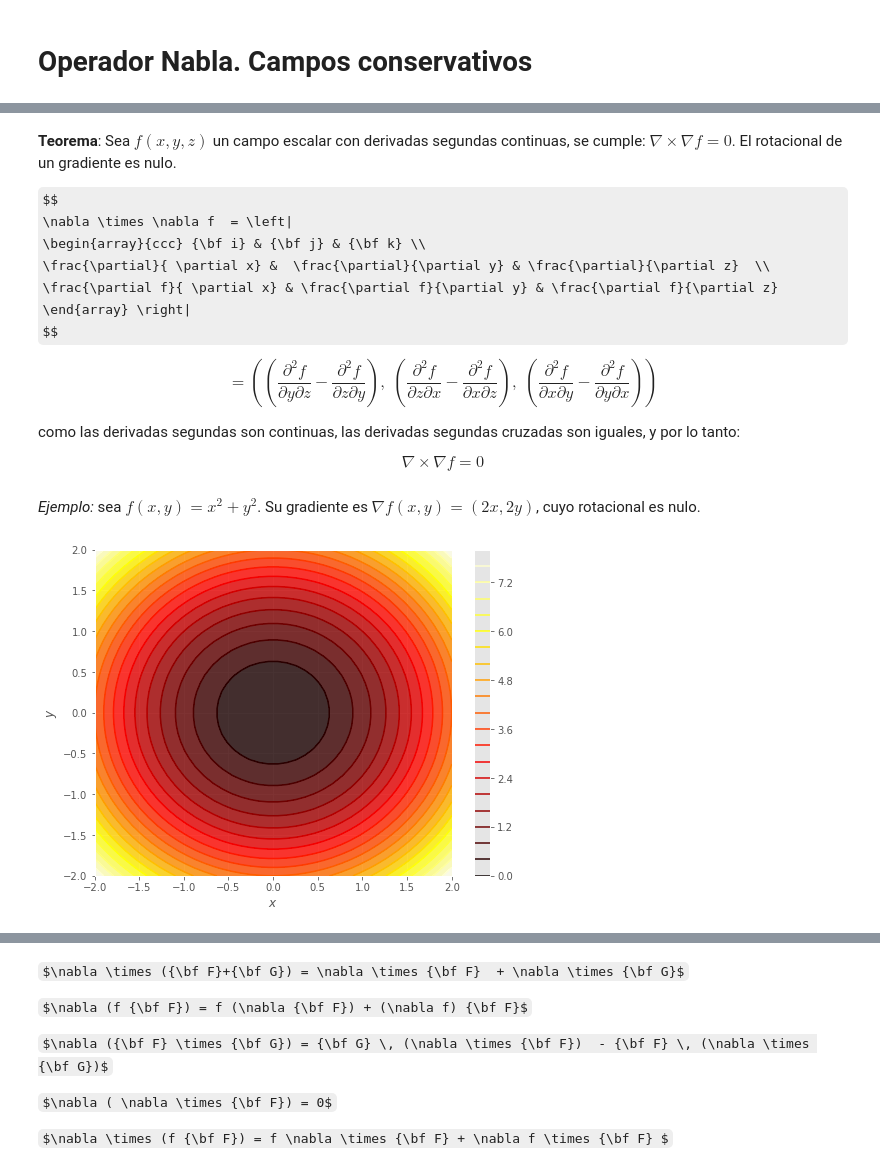
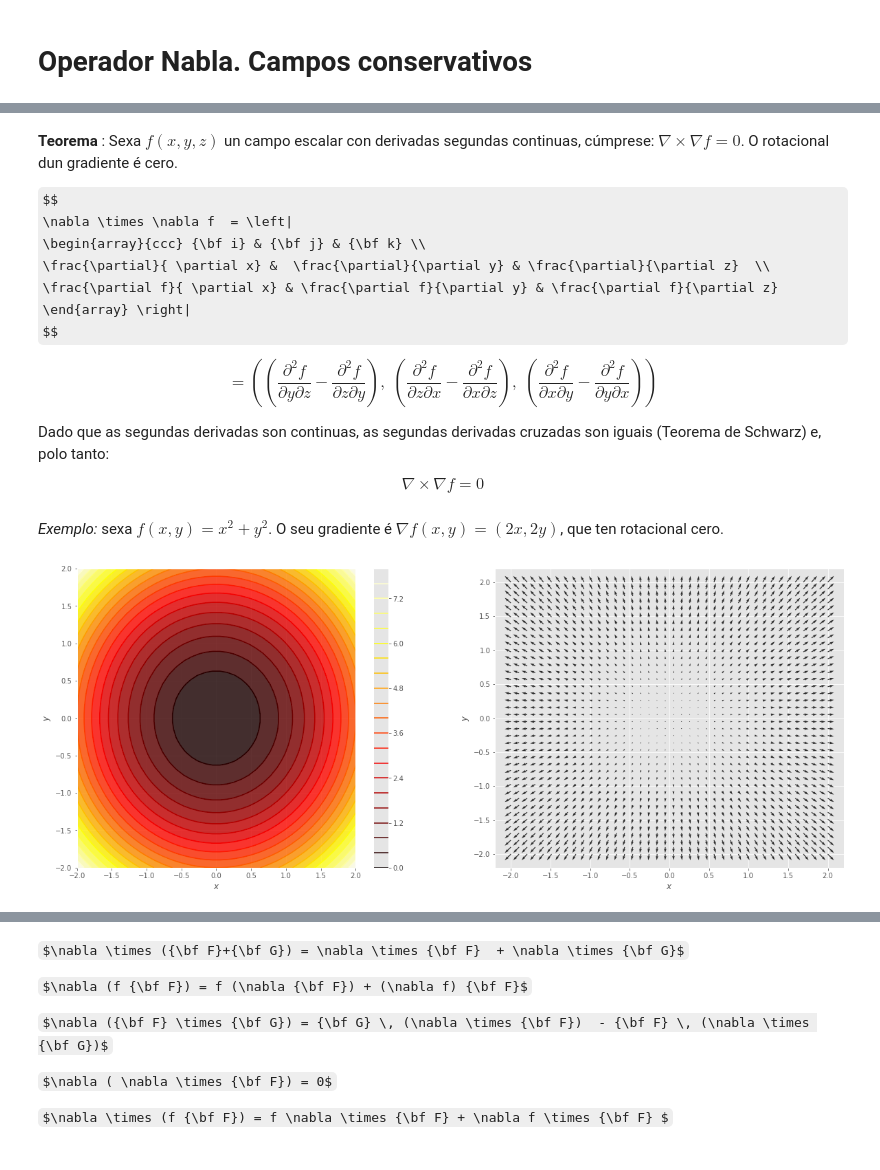
Before and after one commit to xabiercidvidal/USC-MMIII, a Jupyter notebook: _build/jupyter_execute/notebooks/tcalvec_rotdiv_conservativos.ipynb, the cells around one changed output, grey strips where cells are left out. Cells and saved outputs as stored; diff of their text form; code cells hidden in the pictures; some formulas as TeX source.

```diff
--- a/_build/jupyter_execute/notebooks/tcalvec_rotdiv_conservativos.ipynb
+++ b/_build/jupyter_execute/notebooks/tcalvec_rotdiv_conservativos.ipynb
@@ -101,5 +87,5 @@ plt.gca().set_aspect('equal', 'box')
 # %% [markdown]
-**Teorema**: Sea $f(x, y, z)$ un campo escalar con derivadas segundas continuas, se cumple: $\nabla \times \nabla f = 0$. El rotacional de un gradiente es nulo.
+**Teorema** : Sexa $f(x, y, z)$ un campo escalar con derivadas segundas continuas, cúmprese: $\nabla \times \nabla f = 0$. O rotacional dun gradiente é cero.
 
 $$
 \nabla \times \nabla f  = \left|
@@ -117,18 +103,24 @@ $$
 \right)
 $$
 
-como las derivadas segundas son continuas, las derivadas segundas cruzadas son iguales, y por lo tanto:
+ Dado que as segundas derivadas son continuas, as segundas derivadas cruzadas son iguais (Teorema de Schwarz) e, polo tanto:
 
 $$
 \nabla \times \nabla f = 0
 $$
 # %% [markdown]
-*Ejemplo:* sea $f(x, y) = x^2 + y^2$. Su gradiente es $\nabla f (x, y) = (2x, 2y)$, cuyo rotacional es nulo.
+
+*Exemplo:* sexa $f(x, y) = x^2 + y^2$. O seu gradiente é $\nabla f (x, y) = (2x, 2y)$, que ten rotacional cero.
 # %%
 xrange = (-2., 2., 40)
 fc = lambda x, y: x**2 + y**2
 Ex = lambda x, y:  2*x
 Ey = lambda x, y:  2*y
-gf.contour (fc, xrange, xrange);
+# Create a figure and a set of subplots side by side
+fig = plt.figure(figsize=(20, 8))
+ax1 = fig.add_subplot(1, 2, 1) #
+gf.contour (fc, xrange, xrange,newfig=False)
+ax2 = fig.add_subplot(1, 2, 2) #
+gf.quiver2d(Ex, Ey, xrange, xrange,newfig=False);
 # %% [output]
-[figure, old version]
+[figure, new version]
```
Also changed, not shown: parts of 28 cells of this notebook, 8 other files.
